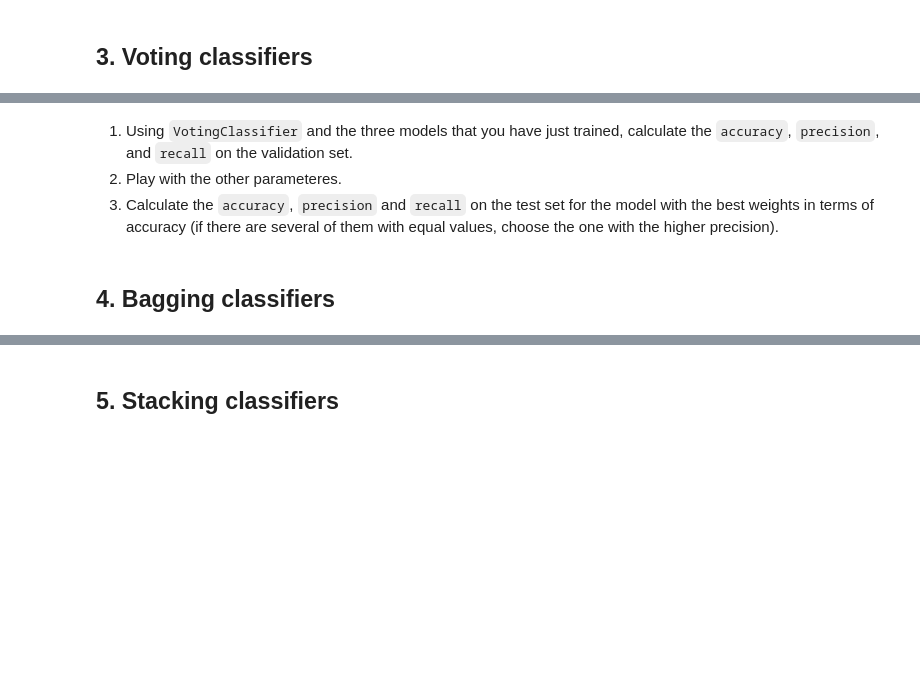
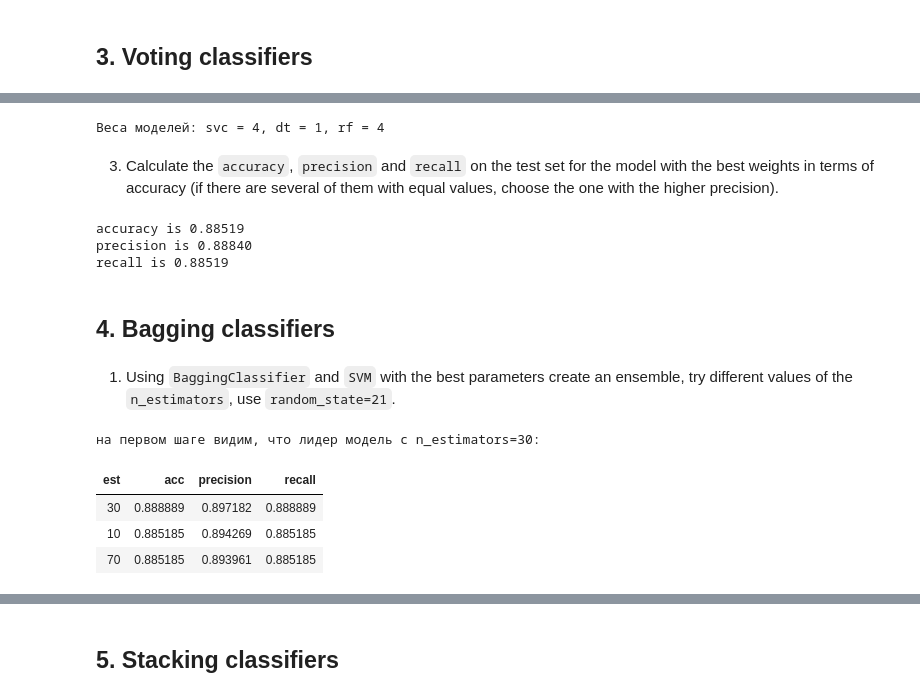
Before and after one commit to RunForJoy/ml-regularization-ensembles-pipelines, a Jupyter notebook: src/ex03/03_ensembles.ipynb, the cells around one changed output, grey strips where cells are left out. Cells and saved outputs as stored; diff of their text form; code cells hidden in the pictures; blank space fills up the shorter version.

```diff
--- a/src/ex03/03_ensembles.ipynb
+++ b/src/ex03/03_ensembles.ipynb
@@ -110,6 +179,75 @@ recall is 0.89630
+# %%
+# лучшие веса из первой строчки любого датафрема
+best_weights = vcl_df.iloc[0]["weights"]
+svc, dt, rf = best_weights
+print(f"Веса моделей: svc = {svc}, dt = {dt}, rf = {rf}")
+# %% [output]
+Веса моделей: svc = 4, dt = 1, rf = 4
 # %% [markdown]
-1. Using `VotingClassifier` and the three models that you have just trained, calculate the `accuracy`, `precision`, and `recall` on the validation set.
-2. Play with the other parameteres.
 3. Calculate the `accuracy`, `precision` and `recall` on the test set for the model with the best weights in terms of accuracy (if there are several of them with equal values, choose the one with the higher precision).
+# %%
+vcl_final = VotingClassifier(
+    estimators=[("svc", svc_model), ("dt", dt_model), ("rf", rf_model)],
+    voting="soft",
+    weights=best_weights,
+).fit(X_train, y_train)
+y_pred_vcl = vcl.predict(X_valid)
+
+acc_vcl_fin = accuracy_score(y_valid, y_pred_vcl)
+precision_vcl_fin = precision_score(
+    y_valid, y_pred_vcl, average="weighted", zero_division=0
+)
+recall_vcl_fin = recall_score(y_valid, y_pred_vcl, average="weighted")
+print(f"accuracy is {acc_vcl_fin:.5f}")
+print(f"precision is {precision_vcl_fin:.5f}")
+print(f"recall is {recall_vcl_fin:.5f}\n")
+# %% [output]
+accuracy is 0.88519
+precision is 0.88840
+recall is 0.88519
 # %% [markdown]
 ## 4. Bagging classifiers
+# %% [markdown]
+1. Using `BaggingClassifier` and `SVM` with the best parameters create an ensemble, try different values of the `n_estimators`, use `random_state=21`.
+# %%
+bclf_models = []
+
+for est in tqdm(range(10, 100, 10)):
+    bclf = BaggingClassifier(
+        base_estimator=svc_model,
+        n_estimators=est,
+        random_state=21,
+        n_jobs=-1,
+    ).fit(X_train, y_train)
+    y_pred_bclf = bclf.predict(X_valid)
+
+    acc_bclf = accuracy_score(y_valid, y_pred_bclf)
+    precision_bclf = precision_score(
+        y_valid, y_pred_bclf, average="weighted", zero_division=0
+    )
+    recall_bclf = recall_score(y_valid, y_pred_bclf, average="weighted")
+    bclf_models.append(
+        {
+            "est": est,
+            "acc": acc_bclf,
+            "precision": precision_bclf,
+            "recall": recall_bclf,
+        }
+    )
+# %%
+bclf_df = (
+    pd.DataFrame(bclf_models)
+    .sort_values(by=["acc", "precision"], ascending=[False, False])
+    .head(3)
+)
+
+print("на первом шаге видим, что лидер модель с n_estimators=30:")
+bclf_df.style.highlight_max(
+    subset=["acc", "precision"], color="lightgreen", axis=0
+).hide_index()
+# %% [output]
+на первом шаге видим, что лидер модель с n_estimators=30:
+| est | acc | precision | recall |
+| 30 | 0.888889 | 0.897182 | 0.888889 |
+| 10 | 0.885185 | 0.894269 | 0.885185 |
+| 70 | 0.885185 | 0.893961 | 0.885185 |
```
Also changed, not shown: parts of 13 cells of this notebook.
